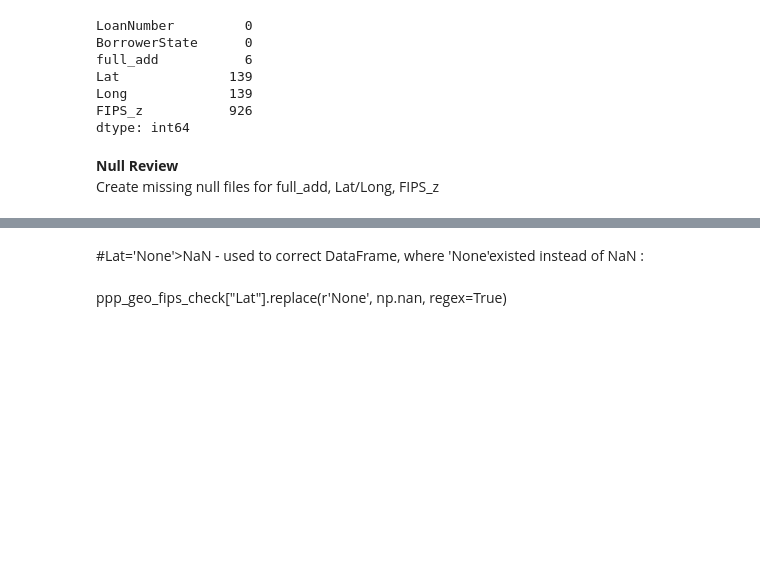
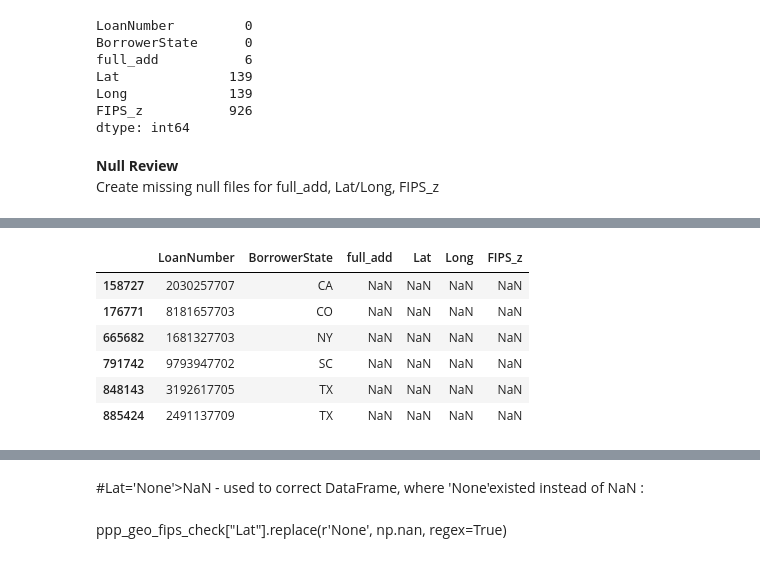
Before and after one commit to cspence001/mapdata_fips_aggregation, a Jupyter notebook: selenium_fips/combine_script_fipscheck_.ipynb, the cells around one changed output, grey strips where cells are left out. Saved outputs shown, nothing was run; the diff lists cells and outputs as text; code cells hidden in the pictures; blank space fills up the shorter version.

```diff
--- a/selenium_fips/combine_script_fipscheck_.ipynb
+++ b/selenium_fips/combine_script_fipscheck_.ipynb
@@ -309 +321,12 @@ null_addresses.to_csv("../../data/null/nulladdresses.csv")
+# %%
+null_addresses = geofips.loc[geofips["full_add"].isnull()] #6
+null_addresses
+# %% [output]
+|  | LoanNumber | BorrowerState | full_add | Lat | Long | FIPS_z |
+| 158727 | 2030257707 | CA | NaN | NaN | NaN | NaN |
+| 176771 | 8181657703 | CO | NaN | NaN | NaN | NaN |
+| 665682 | 1681327703 | NY | NaN | NaN | NaN | NaN |
+| 791742 | 9793947702 | SC | NaN | NaN | NaN | NaN |
+| 848143 | 3192617705 | TX | NaN | NaN | NaN | NaN |
+| 885424 | 2491137709 | TX | NaN | NaN | NaN | NaN |
 # %%
```
Also changed, not shown: parts of 5 cells of this notebook, 1 other file.
